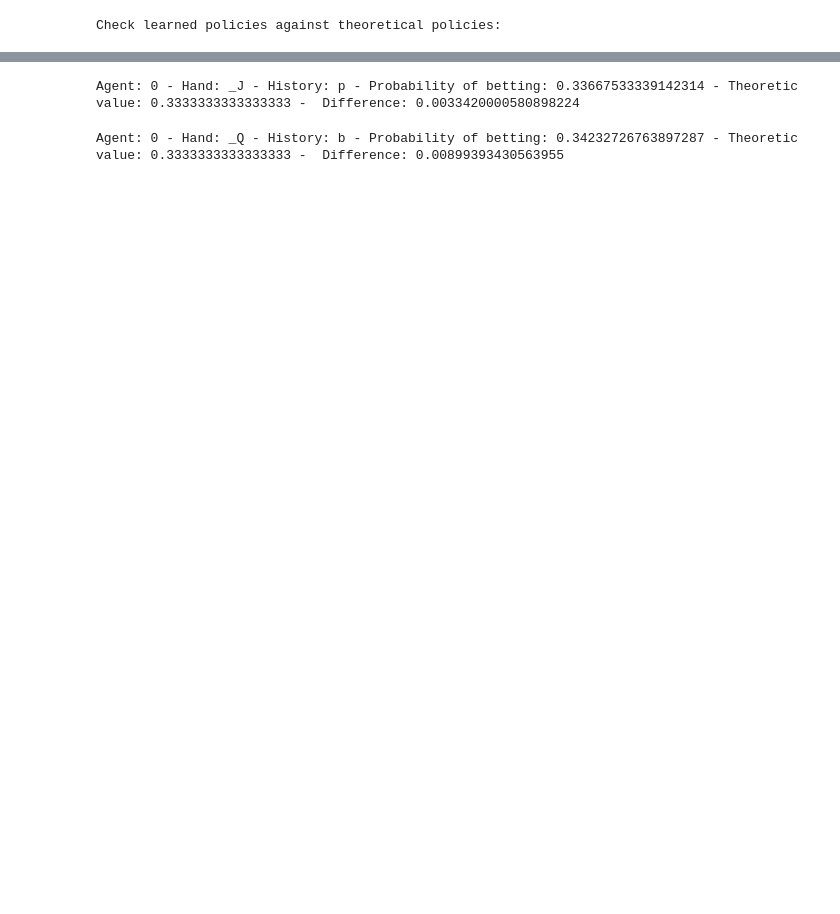
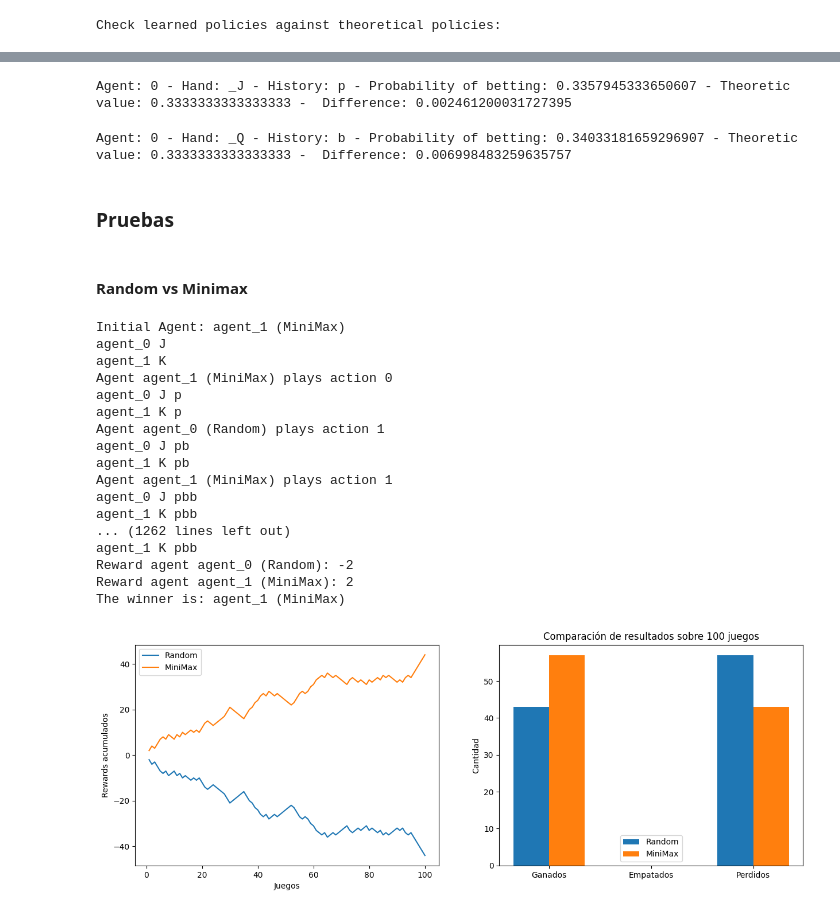
Before and after one commit to andscara/marl-obl2, a Jupyter notebook: Alternating Games/KuhnPoker.ipynb, the cells around one changed output, grey strips where cells are left out. Cells and saved outputs as stored; diff of their text form; code cells hidden in the pictures; blank space fills up the shorter version.

Commit message:
agrego kuhn poker

```diff
--- a/Alternating Games/KuhnPoker.ipynb
+++ b/Alternating Games/KuhnPoker.ipynb
@@ -5,2 +12,2 @@ from collections import OrderedDict
 # %%
-g = KuhnPoker()
+game = KuhnPoker()
@@ -67,10 +132,12 @@ Agent: 0 - Hand: K_ - History: [] - Probability of betting: 0.9999294413263614 -
 # %%
-XJ_p_b = my_agents[g.agents[0]].node_dict['0p'].policy()[1]
+XJ_p_b = my_agents[game.agents[0]].node_dict['0p'].policy()[1]
 print(f'Agent: 0 - Hand: _J - History: p - Probability of betting: {XJ_p_b} - Theoretic value: {1/3} -  Difference: {abs(XJ_p_b - 1/3)}')
 # %% [output]
-Agent: 0 - Hand: _J - History: p - Probability of betting: 0.33667533339142314 - Theoretic value: 0.3333333333333333 -  Difference: 0.0033420000580898224
+Agent: 0 - Hand: _J - History: p - Probability of betting: 0.3357945333650607 - Theoretic value: 0.3333333333333333 -  Difference: 0.002461200031727395
 # %%
-XQ_b_b = my_agents[g.agents[0]].node_dict['1b'].policy()[1]
+XQ_b_b = my_agents[game.agents[0]].node_dict['1b'].policy()[1]
 print(f'Agent: 0 - Hand: _Q - History: b - Probability of betting: {XQ_b_b} - Theoretic value: {1/3} -  Difference: {abs(XQ_b_b - 1/3)}')
 # %% [output]
-Agent: 0 - Hand: _Q - History: b - Probability of betting: 0.34232726763897287 - Theoretic value: 0.3333333333333333 -  Difference: 0.00899393430563955
+Agent: 0 - Hand: _Q - History: b - Probability of betting: 0.34033181659296907 - Theoretic value: 0.3333333333333333 -  Difference: 0.006998483259635757
+# %% [markdown]
+### Pruebas
@@ -76,0 +146,26 @@ Agent: 0 - Hand: _Q - History: b - Probability of betting: 0.34232726763897287 -
+# %% [markdown]
+#### Random vs Minimax
+# %%
+play({
+    game.agents[0]: ("Random", RandomAgent(game=game, agent=game.agents[0])),
+    game.agents[1]: ("MiniMax", MiniMax(game=game, agent=game.agents[1])),
+}, n=100)
+# %% [output]
+Initial Agent: agent_1 (MiniMax)
+agent_0 J
+agent_1 K
+Agent agent_1 (MiniMax) plays action 0
+agent_0 J p
+agent_1 K p
+Agent agent_0 (Random) plays action 1
+agent_0 J pb
+agent_1 K pb
+Agent agent_1 (MiniMax) plays action 1
+agent_0 J pbb
+agent_1 K pbb
+... (1262 lines left out)
+agent_1 K pbb
+Reward agent agent_0 (Random): -2
+Reward agent agent_1 (MiniMax): 2
+The winner is: agent_1 (MiniMax)
+[figure, added]
```
Also changed, not shown: parts of 20 cells of this notebook.
